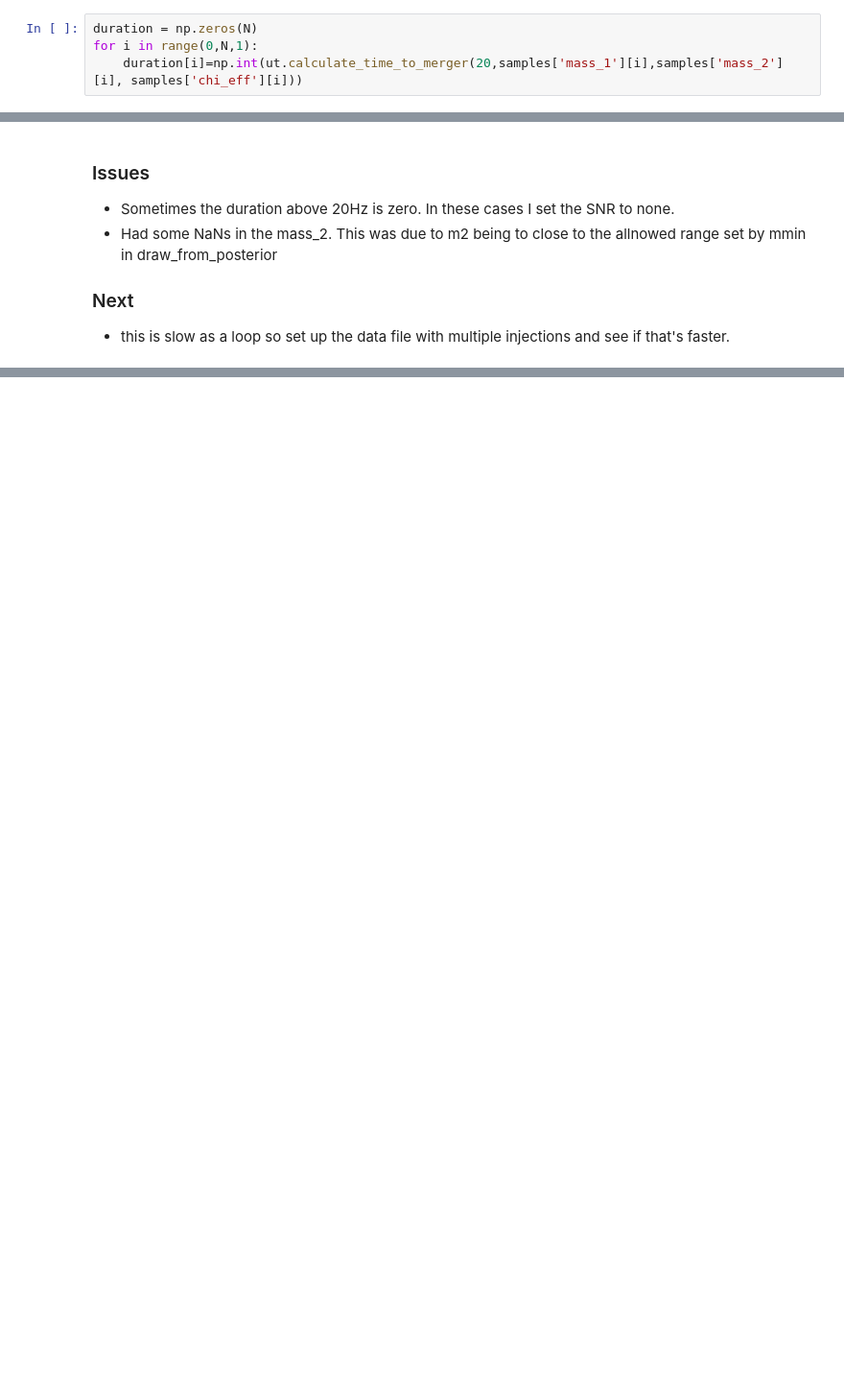
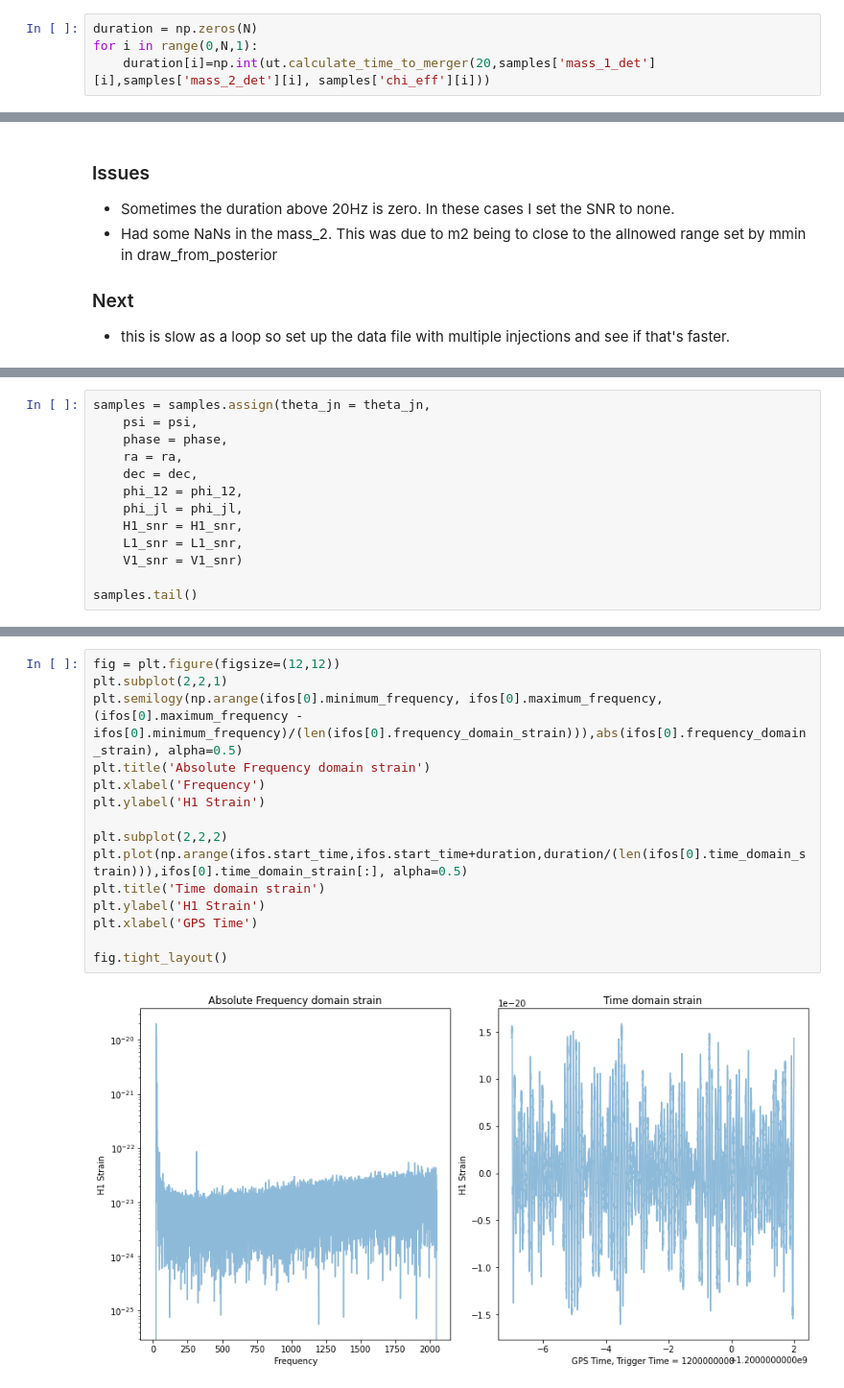
Before and after one commit to jhyland01/p_astro_project, a Jupyter notebook: bilby_snr.ipynb, the cells around one changed output, grey strips where cells are left out. Shown at 96% size. Drawn from its saved outputs; the diff is of its cells as text; blank space fills up the shorter version.

```diff
--- a/bilby_snr.ipynb
+++ b/bilby_snr.ipynb
@@ -94,7 +94,7 @@ phi_jl = np.random.uniform(0,2*np.pi,N)
 # %%
 duration = np.zeros(N)
 for i in range(0,N,1):
-    duration[i]=np.int(ut.calculate_time_to_merger(20,samples['mass_1'][i],samples['mass_2'][i], samples['chi_eff'][i]))
+    duration[i]=np.int(ut.calculate_time_to_merger(20,samples['mass_1_det'][i],samples['mass_2_det'][i], samples['chi_eff'][i]))
 # %% [output]
 Deprecated in NumPy 1.20; for more details and guidance: https://numpy.org/devdocs/release/1.20.0-notes.html#deprecations
   This is separate from the ipykernel package so we can avoid doing imports until
@@ -224,0 +206,13 @@ samples['mass_2'][62]
+# %%
+samples = samples.assign(theta_jn = theta_jn,
+    psi = psi,
+    phase = phase,
+    ra = ra,
+    dec = dec,
+    phi_12 = phi_12,
+    phi_jl = phi_jl,
+    H1_snr = H1_snr,
+    L1_snr = L1_snr,
+    V1_snr = V1_snr)
+
+samples.tail()
@@ -224,0 +321,17 @@ samples['mass_2'][62]
+# %%
+fig = plt.figure(figsize=(12,12))
+plt.subplot(2,2,1)
+plt.semilogy(np.arange(ifos[0].minimum_frequency, ifos[0].maximum_frequency, (ifos[0].maximum_frequency - ifos[0].minimum_frequency)/(len(ifos[0].frequency_domain_strain))),abs(ifos[0].frequency_domain_strain), alpha=0.5)
+plt.title('Absolute Frequency domain strain')
+plt.xlabel('Frequency')
+plt.ylabel('H1 Strain')
+
+plt.subplot(2,2,2)
+plt.plot(np.arange(ifos.start_time,ifos.start_time+duration,duration/(len(ifos[0].time_domain_strain))),ifos[0].time_domain_strain[:], alpha=0.5)
+plt.title('Time domain strain')
+plt.ylabel('H1 Strain')
+plt.xlabel('GPS Time')
+
+fig.tight_layout()
+# %% [output]
+[figure, added]
```
Also changed, not shown: parts of 18 cells of this notebook, 1 other file.
